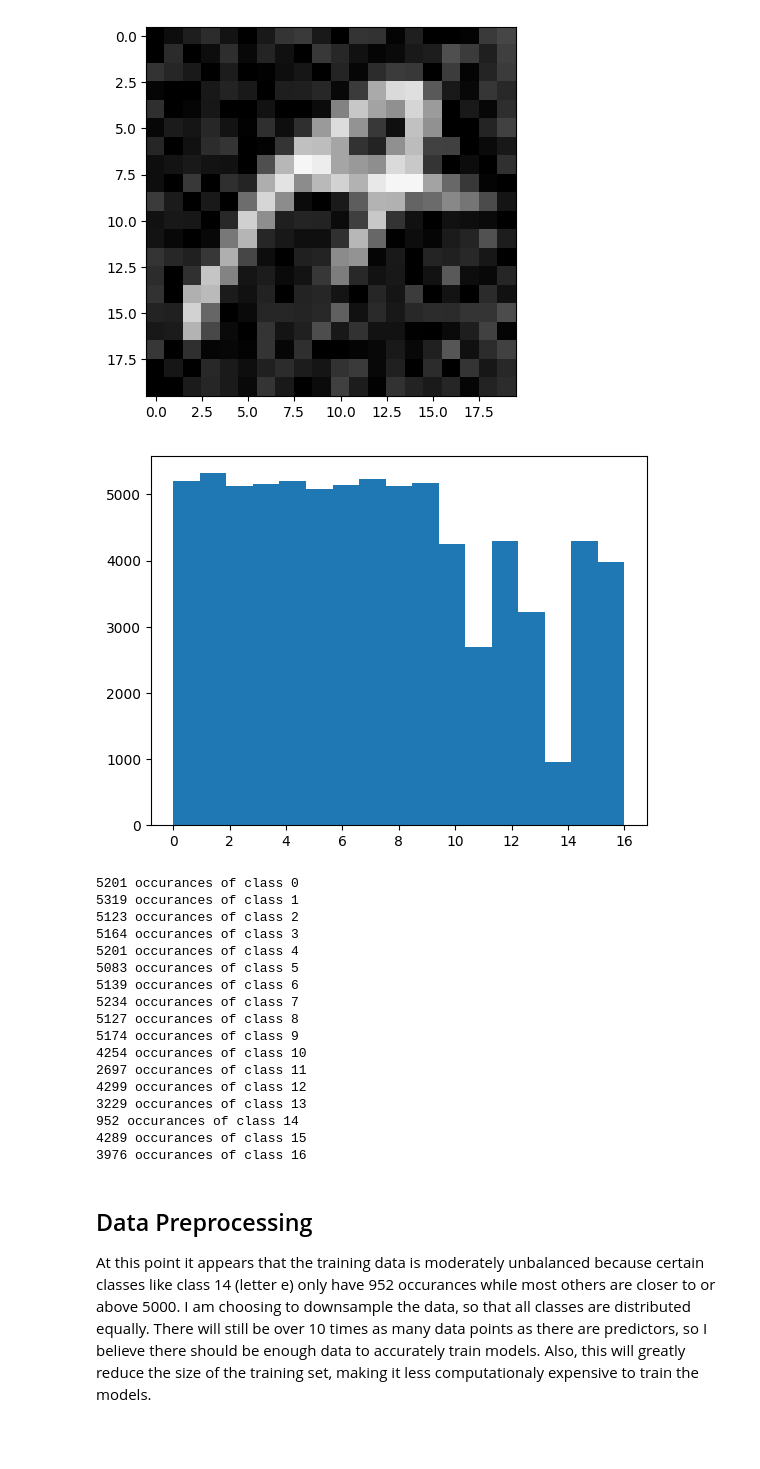
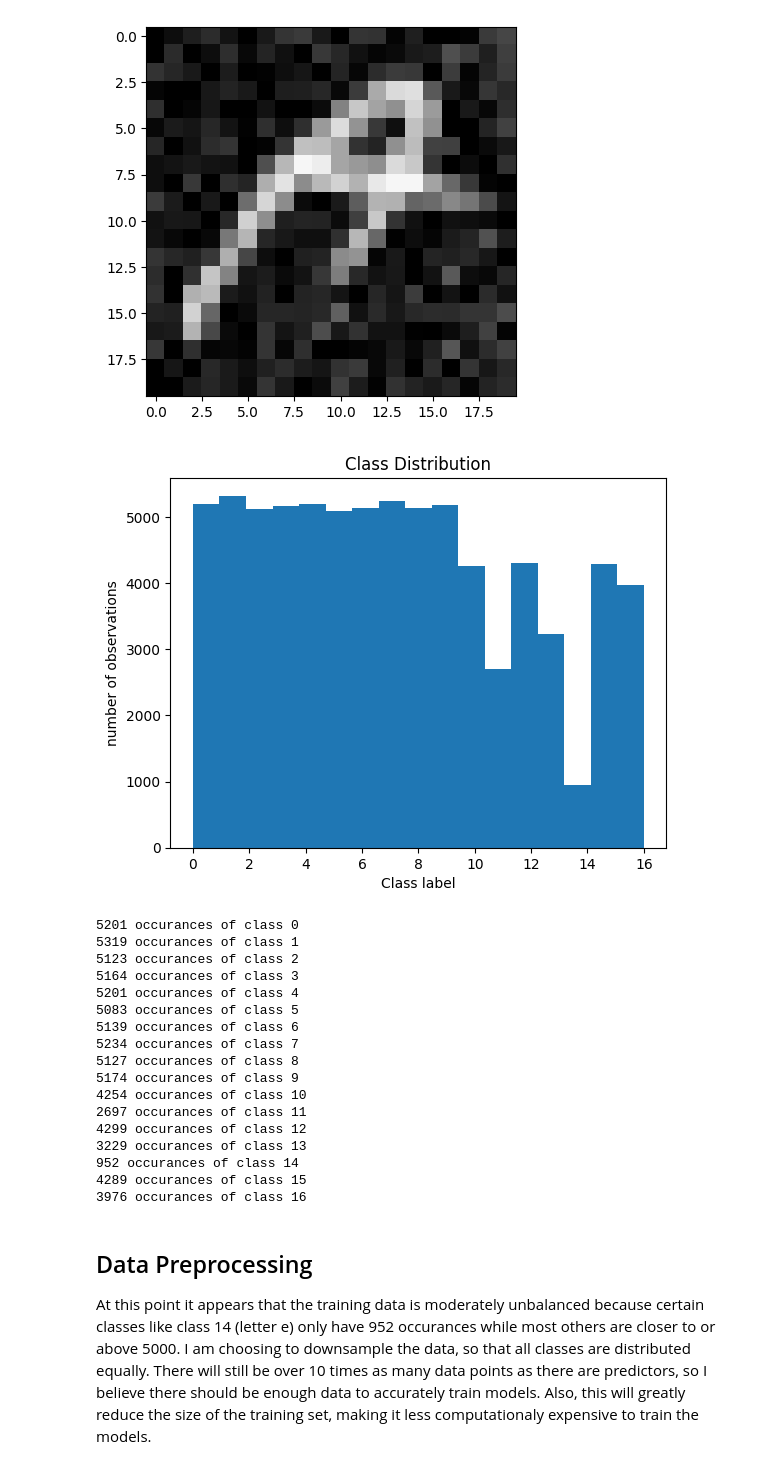
Before and after one commit to ColeDixon78/IntroML, a Jupyter notebook: Machine Learning/Project 2/Cole_Dixon_Project_2.ipynb, the cells around one changed output. Cells and saved outputs as stored; diff of their text form; code cells hidden in the pictures; blank space fills up the shorter version.

```diff
--- a/Machine Learning/Project 2/Cole_Dixon_Project_2.ipynb
+++ b/Machine Learning/Project 2/Cole_Dixon_Project_2.ipynb
@@ -34,12 +34,15 @@ Label: 10
 [figure]
 # %%
 plt.hist(y_train,bins=17) #plot histogram of the occurances of each class in the training data
+plt.title("Class Distribution")
+plt.xlabel("Class label")
+plt.ylabel("number of observations")
 plt.show()
 occurances = np.bincount(y_train)
 for bin in range(0,len(occurances)):
     print(f'{occurances[bin]} occurances of class {bin}')
 # %% [output]
-[figure, old version]
+[figure, new version]
 5201 occurances of class 0
 5319 occurances of class 1
 5123 occurances of class 2
```
Also changed, not shown: parts of 13 cells of this notebook, 2 other files.
